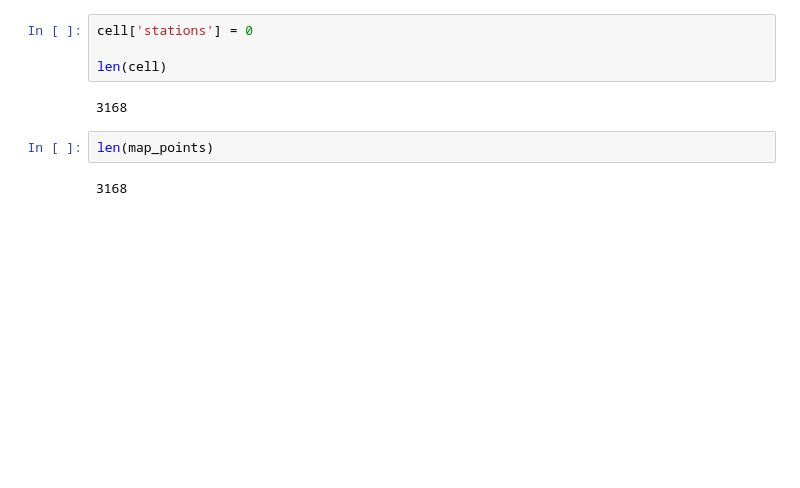
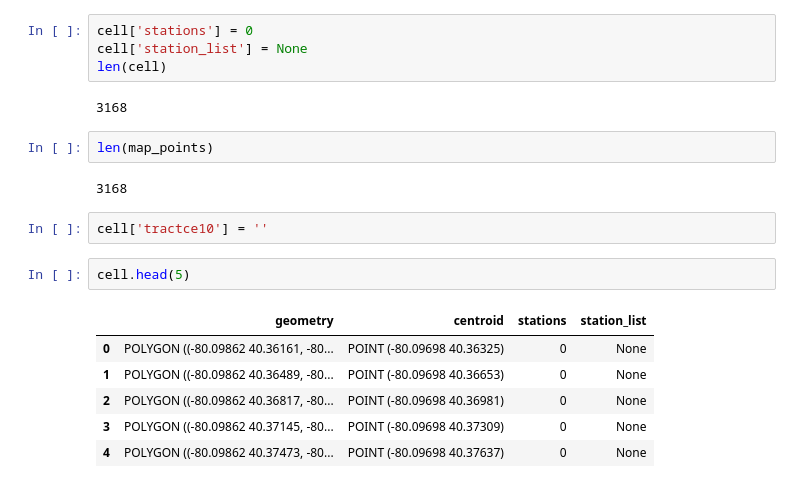
Before and after one commit to katelyn98/HealthyRide-Mapping, a Jupyter notebook: Notebooks/MapLocationStation.ipynb, the cells around one changed output. Saved outputs shown, nothing was run; the diff lists cells and outputs as text; blank space fills up the shorter version.

```diff
--- a/Notebooks/MapLocationStation.ipynb
+++ b/Notebooks/MapLocationStation.ipynb
@@ -144,7 +144,7 @@ sp_lat = 408922.433628824, sp_long = 126801.0709187566
 lat = 40.45337284814283, long = -80.00290686110762
 # %%
 cell['stations'] = 0
-
+cell['station_list'] = None
 len(cell)
 # %% [output]
 3168
@@ -152,3 +152,14 @@ len(cell)
 len(map_points)
 # %% [output]
 3168
+# %%
+cell['tractce10'] = ''
+# %%
+cell.head(5)
+# %% [output]
+|  | geometry | centroid | stations | station_list |
+| 0 | POLYGON ((-80.09862 40.36161, -80... | POINT (-80.09698 40.36325) | 0 | None |
+| 1 | POLYGON ((-80.09862 40.36489, -80... | POINT (-80.09698 40.36653) | 0 | None |
+| 2 | POLYGON ((-80.09862 40.36817, -80... | POINT (-80.09698 40.36981) | 0 | None |
+| 3 | POLYGON ((-80.09862 40.37145, -80... | POINT (-80.09698 40.37309) | 0 | None |
+| 4 | POLYGON ((-80.09862 40.37473, -80... | POINT (-80.09698 40.37637) | 0 | None |
```
Also changed, not shown: parts of 12 cells of this notebook, 2 other files.
